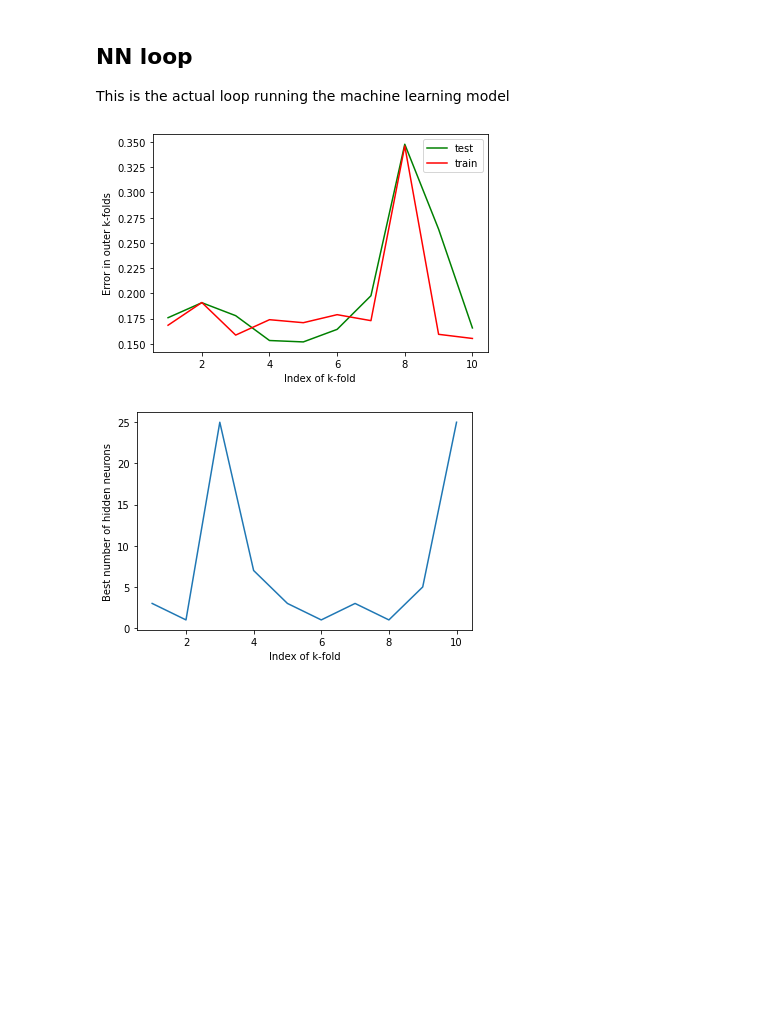
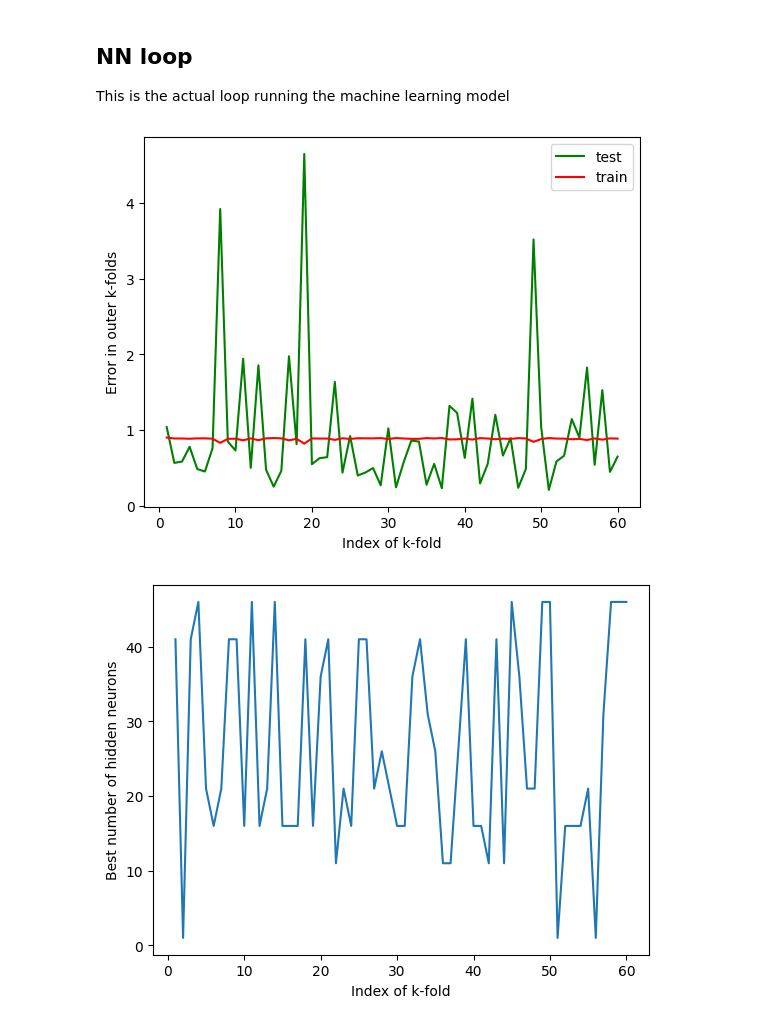
Before and after one commit to jozgu/SourhtAfricaHealthProject, a Jupyter notebook: assignment2.ipynb, the cells around one changed output. Drawn from its saved outputs; the diff is of its cells as text; code cells hidden in the pictures; blank space fills up the shorter version.

```diff
--- a/assignment2.ipynb
+++ b/assignment2.ipynb
@@ -46,7 +46,6 @@ def ANN_model(
         y_data: object,
         train_idx: list,
         test_idx: list,
-        n_input: int = len(data.columns),
         n_out: int = 1,
         lr: float = 0.1
     ):
@@ -57,7 +56,7 @@ def ANN_model(
     train_loss, test_loss = np.zeros(shape=(epochs)), np.zeros(shape=(epochs))
 
     # Defining the model for each fold
-    model = nn.Sequential(nn.Linear(n_input, h),
+    model = nn.Sequential(nn.Linear(len(x_data.columns), h),
                           nn.Linear(h, n_out),
                           nn.ReLU())
     loss_function = nn.MSELoss()
@@ -147,19 +157,20 @@ def kfold_iterations(x_data: object, y_data: object, epochs: int, hidden_neurons
 # %%
-# Run the whole chebang!! (should take less than 30s)
-hidden_neurons = np.arange(0, 30, 2) + 1
-train_errors, test_errors, best_model = kfold_iterations(data, file['chd'], epochs=200, hidden_neurons=hidden_neurons)
+# For classification
+# Run the whole chebang!! (should take about 10 min)
+hidden_neurons = np.arange(0, 50, 5) + 1
+train_errors, test_errors, best_model = kfold_iterations(data, file['chd'], epochs=200, hidden_neurons=hidden_neurons, k= 60)
 # %%
-indices = np.arange(1, 11, 1)
+indices = np.arange(1, 61, 1)
 plt.plot(indices, test_errors, 'g', label="test")
 plt.plot(indices, train_errors, 'r', label="train")
 plt.legend()
 plt.xlabel("Index of k-fold")
 plt.ylabel("Error in outer k-folds")
 plt.show()
 plt.plot(indices, best_model)
 plt.xlabel("Index of k-fold")
 plt.ylabel("Best number of hidden neurons")
 plt.show()
 # %% [output]
-[figure, old version]
+[figure, new version]
-[figure, old version]
+[figure, new version]
```
Also changed, not shown: parts of 3 cells of this notebook.
